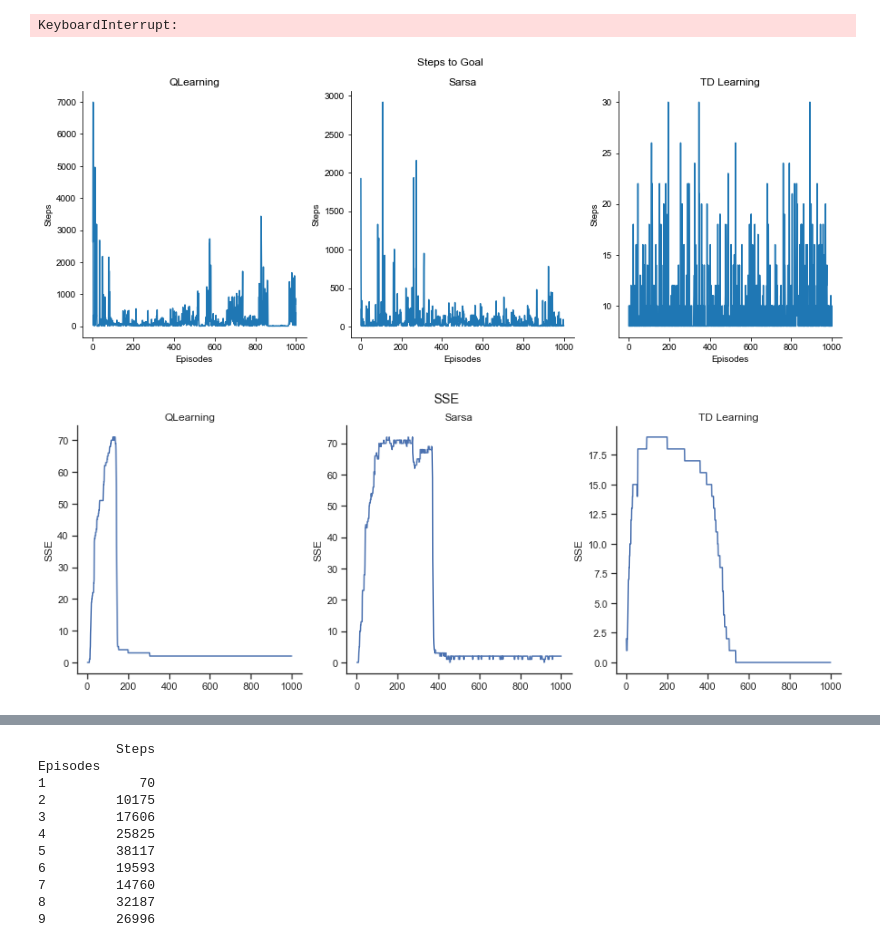
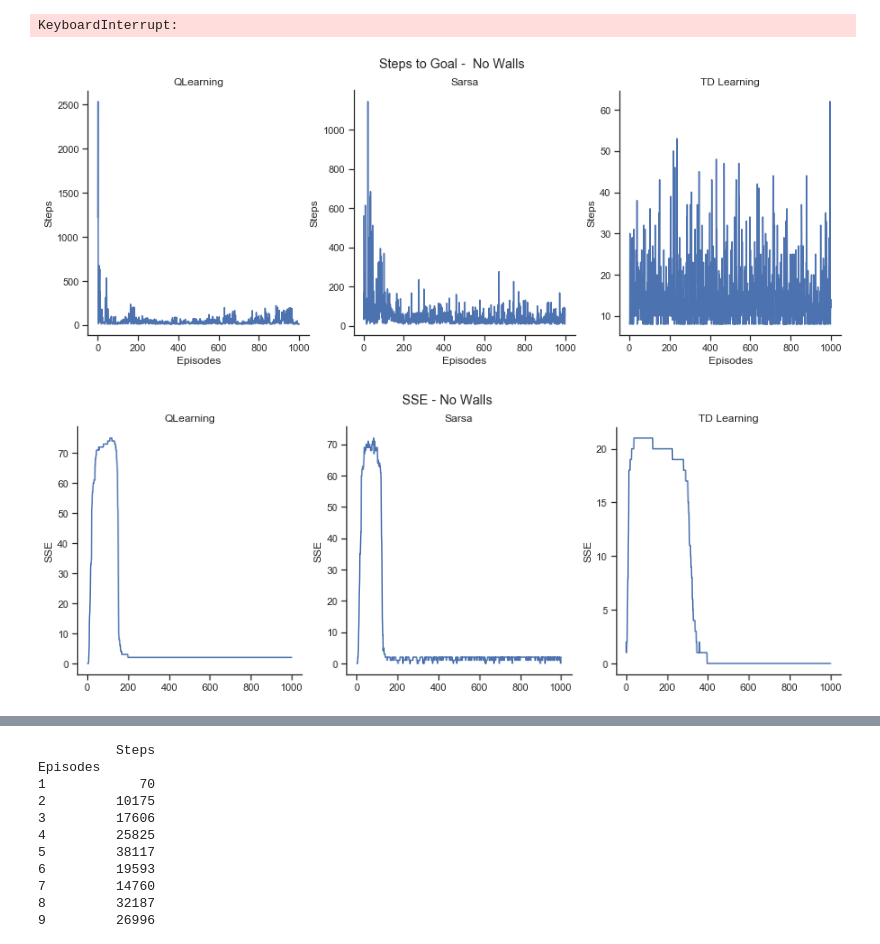
Before and after one commit to FreedomEclipse/GridWorldNN, a Jupyter notebook: gridworldNN.ipynb, the cells around one changed output, grey strips where cells are left out. Saved outputs shown, nothing was run; the diff lists cells and outputs as text; code cells hidden in the pictures.

```diff
--- a/gridworldNN.ipynb
+++ b/gridworldNN.ipynb
@@ -891,21 +815,9 @@ aTerminals = [[4, 4]]
 
 grid = setupGrid(5, 5, aRewards, aTerminals, None, None)
 player = Player(grid, [0, 0])
-#innerwalls = [[2,0], [2, 1], [2, 3], [2, 4]]
-#grid.set_walls(innerwalls)
 
 setupState(aTerminals, None)
 print(grid.state)
-
-#print(grid.state)
-
-#nn = NN('mse', 0.9, 'sigmoid', 'sigmoid')
-#m = nn.setupNN(4)
-
-#sta = grid.state[:]
-
-#itersTruth = [1000]
-#grid.determineQtruth(itersTruth, False, True, m, aTerminals, 'sigmoid', 'sigmoid')
 
 print("qtruth")
 print(grid.qtruth)
@@ -923,7 +835,7 @@ for i in range(0, len(runiters)):
 
     print(grid.show_board)
 
-    run(False, runiters[i], None, 0.1, False, 'ql', m, aTerminals, None)
+    run(False, runiters[i], None, 0.3, False, 'ql', m, aTerminals, None)
 
     print(grid.show_board)
 
@@ -1049,21 +949,8 @@ player = Player(grid, [0, 0])
 setupState(aTerminals, None)
 print(grid.state)
 
-
-#print(grid.state)
-#nn = NN('mse', 0.9, 'sigmoid', 'sigmoid')
-#m = nn.setupNN(4)
-
-#sta = grid.state[:]
-
-#itersTruth = [1000]
-#grid.determineQtruth(itersTruth, False, True, m, aTerminals, 'sigmoid', 'sigmoid')
-
 print("qtruth")
 print(grid.qtruth)
-
-
-
 
 runiters = [1000]
 for i in range(0, len(runiters)):
@@ -1077,7 +964,7 @@ for i in range(0, len(runiters)):
 
     print(grid.show_board)
 
-    run(False, runiters[i], None, 0.1, False, 'sarsa', m, aTerminals, None)
+    run(False, runiters[i], None, 0.3, False, 'sarsa', m, aTerminals, None)
 
     print(grid.show_board)
 
@@ -1140,9 +1026,6 @@ print(grid.qtruth)
 
 runiters = [1000]
 for i in range(0, len(runiters)):
-
-
-
     print(i)
     nn = NN('mse', 0.9, 'sigmoid', 'sigmoid')
     m = nn.setupNN(1)
@@ -1158,9 +1041,10 @@ for i in range(0, len(runiters)):
     print(grid.show_board)
     print(player.policy)
 
-    run(False, runiters[i], None, 0.1, False, 'td', m, aTerminals, None)
+    run(False, runiters[i], None, 0.3, False, 'td', m, aTerminals, None)
 
     print(grid.show_board)
+    print(player.vtable)
 
 tdsteps = charts.stepsGoal[:]
 tdsse = charts.sse[:]
@@ -1719,39 +1553,39 @@ plt.figure()
 g3 = sns.lineplot(data=tdkeysse)
 # %%
 fig, axes = plt.subplots(ncols=3, nrows=1, figsize=(15, 5))
-fig.suptitle('Steps to Goal')
+fig.suptitle('Steps to Goal -  No Walls')
 ax1, ax2, ax3 = axes.ravel()
 sns.set(style="ticks")
 sns.despine(fig=fig)
 
 ax1.set_title("QLearning")
 ax2.set_title("Sarsa")
 ax3.set_title("TD Learning")
 
 sns.lineplot(x=qlsteps.index, y='Steps', data=qlsteps, ax=ax1)
 sns.lineplot(x=sarsteps.index, y='Steps', data=sarsteps, ax=ax2)
 sns.lineplot(x=tdsteps.index, y='Steps', data=tdsteps, ax=ax3)
 
 plt.show()
 
 fig, axes = plt.subplots(ncols=3, nrows=1, figsize=(15, 5))
-fig.suptitle('SSE')
+fig.suptitle('SSE - No Walls')
 ax1, ax2, ax3 = axes.ravel()
 sns.set(style="ticks")
 sns.despine(fig=fig)
 
 ax1.set_title("QLearning")
 ax2.set_title("Sarsa")
 ax3.set_title("TD Learning")
 
 sns.lineplot(x=qlsse.index, y='SSE', data=qlsse, ax=ax1)
 sns.lineplot(x=sarsse.index, y='SSE', data=sarsse, ax=ax2)
 sns.lineplot(x=tdsse.index, y='SSE', data=tdsse, ax=ax3)
 
 plt.show()
 # %% [output]
-[figure, old version]
+[figure, new version]
-[figure, old version]
+[figure, new version]
 # %%
 fig, axes = plt.subplots(ncols=3, nrows=1, figsize=(15, 5))
 fig.suptitle('Steps to Goal with Walls')
```
Also changed, not shown: parts of 17 cells of this notebook.
